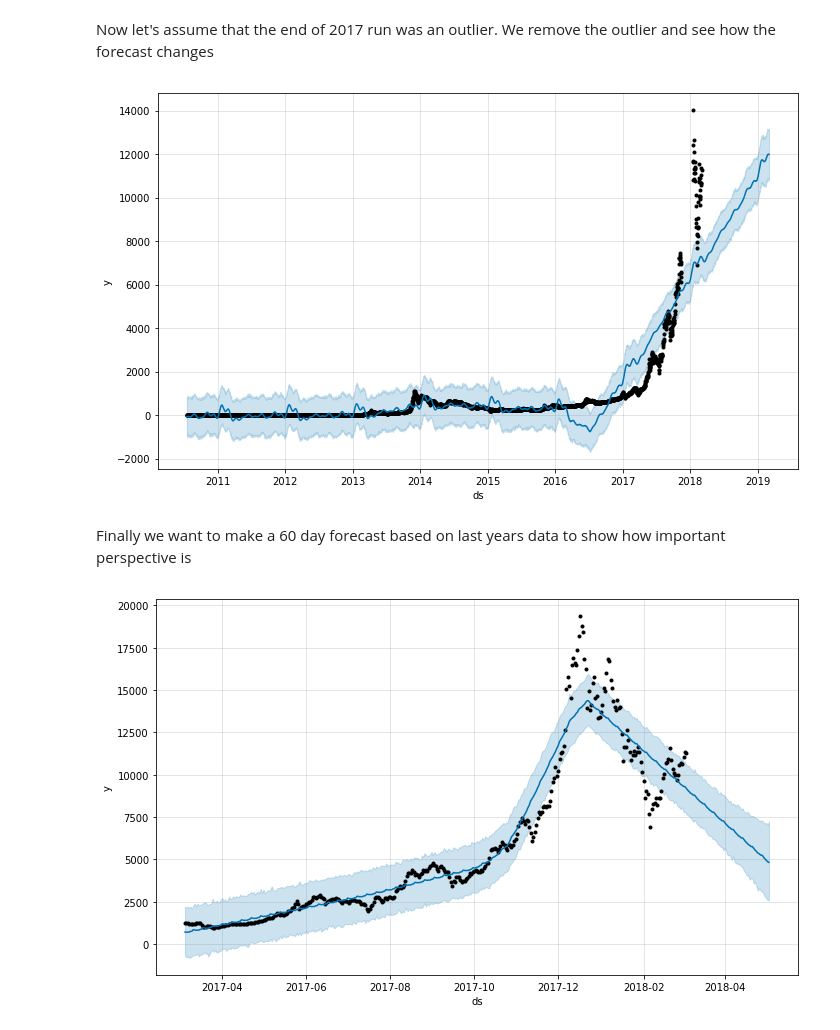
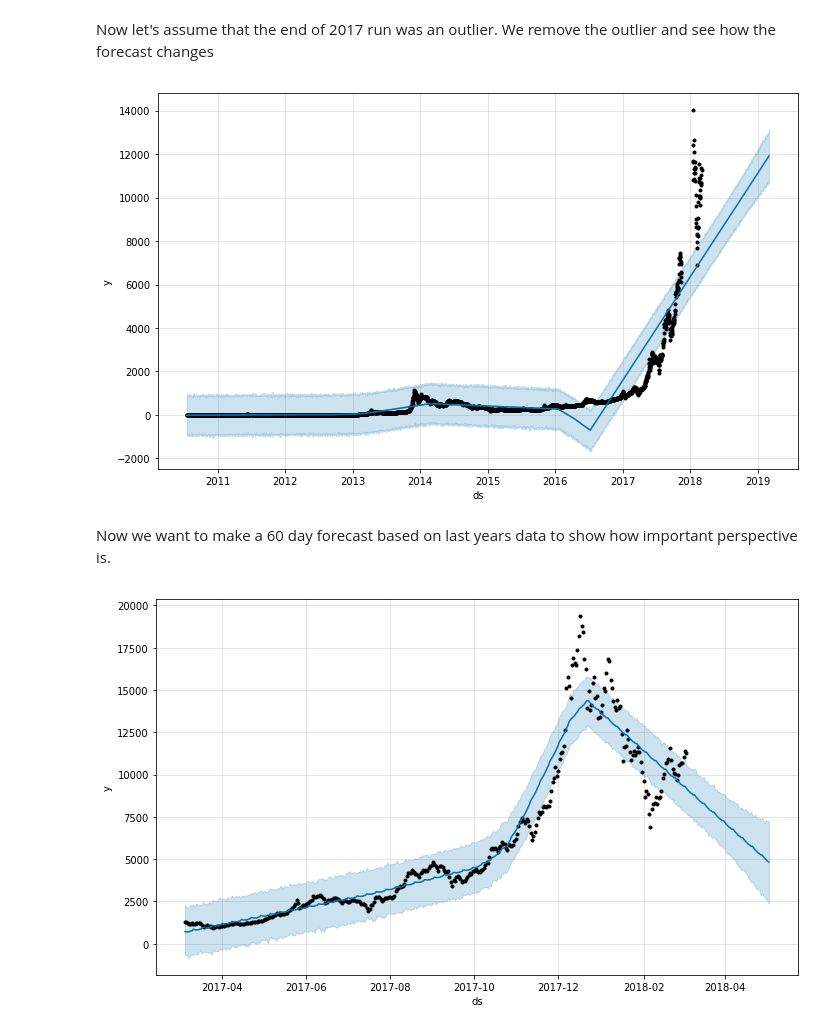
Before and after one commit to bishoph/machine_learning, a Jupyter notebook: prophet/Bitcoin.ipynb, the cells around one changed output. Drawn from its saved outputs; the diff is of its cells as text; code cells hidden in the pictures.

Commit message:
Cleanup, one more forecast without the anomaly
Fixed readme and added one more forecast where we clean up the "anomaly"

```diff
--- a/prophet/Bitcoin.ipynb
+++ b/prophet/Bitcoin.ipynb
@@ -85,18 +85,18 @@ Now let's assume that the end of 2017 run was an outlier. We remove the outlier
 # %%
 outlier_from = pd.Timestamp('2017-11-15')
 outlier_to = pd.Timestamp('2018-01-15')
 for x in range(1, len(df['ds'])):
     if (df['ds'][x] > outlier_from and df['ds'][x] < outlier_to):
         df['y'][x] = None
-m_wo = Prophet(daily_seasonality=False)
+m_wo = Prophet(daily_seasonality=False, yearly_seasonality=False)
 m_wo.fit(df)
 future_wo = m_wo.make_future_dataframe(periods=365)
 forecast_without_outliers = m_wo.predict(future_wo)
 m_wo.plot(forecast_without_outliers);
 # %% [output]
-[figure, old version]
+[figure, new version]
 # %% [markdown]
-Finally we want to make a 60 day forecast based on last years data to show how important perspective is
+Now we want to make a 60 day forecast based on last years data to show how important perspective is.
 # %%
 m_oy = Prophet(daily_seasonality=False, yearly_seasonality=False)
 m_oy.fit(df_oy)
```
Also changed, not shown: parts of 5 cells of this notebook.
